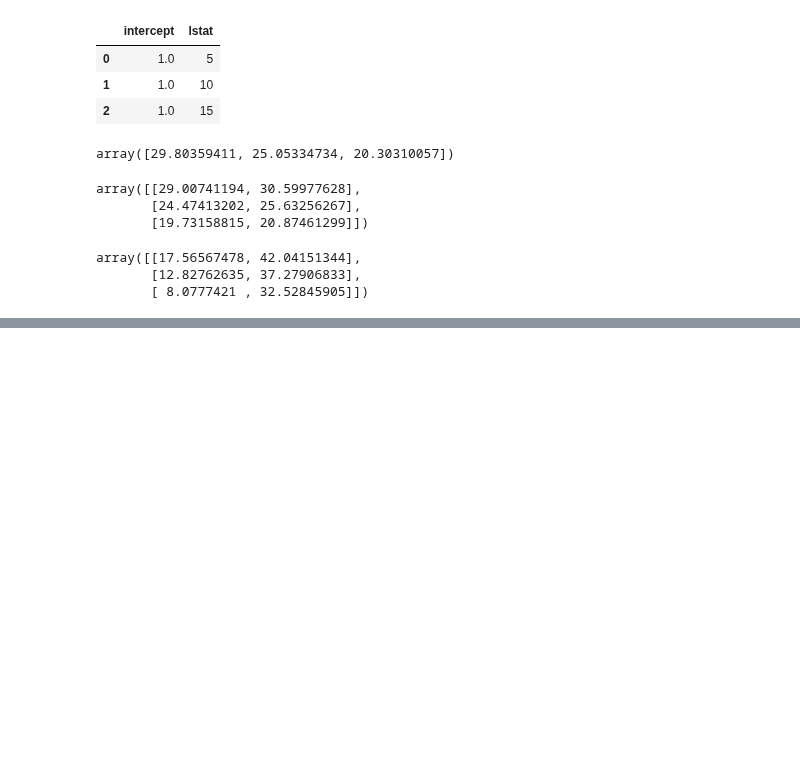
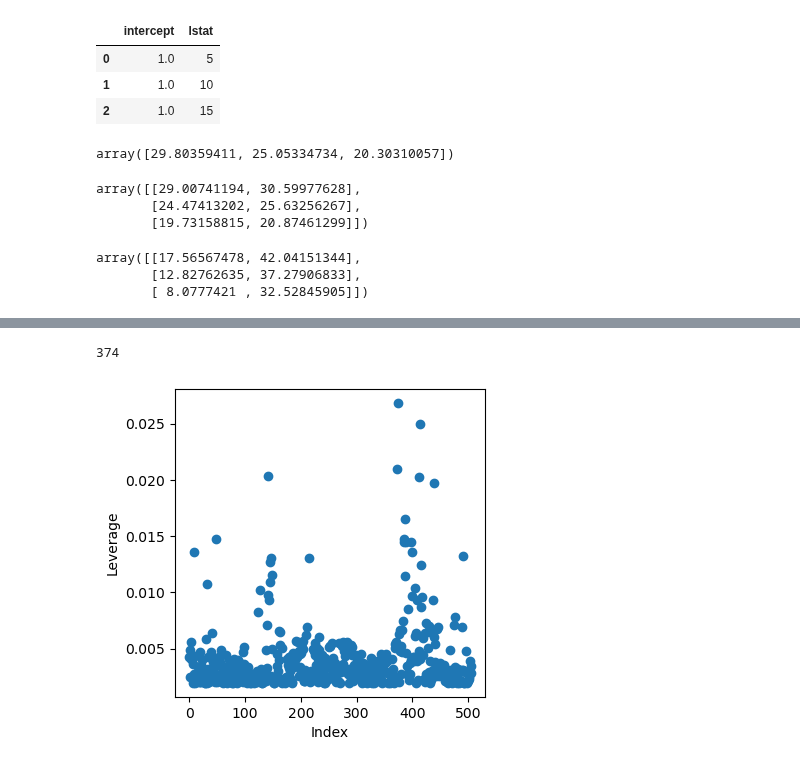
Before and after one commit to Datavizcowboy/PythonDatavizToolbox, a Jupyter notebook: Notebooks/07-Data_Analysis/3p6p2_Simple_Linear_Regression_Statsmodels_Fit_and_Transform.ipynb, the cells around one changed output, grey strips where cells are left out. Saved outputs shown, nothing was run; the diff lists cells and outputs as text; code cells hidden in the pictures; blank space fills up the shorter version.

```diff
--- a/Notebooks/07-Data_Analysis/3p6p2_Simple_Linear_Regression_Statsmodels_Fit_and_Transform.ipynb
+++ b/Notebooks/07-Data_Analysis/3p6p2_Simple_Linear_Regression_Statsmodels_Fit_and_Transform.ipynb
@@ -154,0 +177,10 @@ array([[17.56567478, 42.04151344],
+# %%
+infl = results.get_influence()
+fig, ax = pl.subplots(figsize=(4, 4))
+ax.scatter(np.arange(X.shape[0]),infl.hat_matrix_diag)
+ax.set_xlabel('Index')
+ax.set_ylabel('Leverage')
+np.argmax(infl.hat_matrix_diag)
+# %% [output]
+374
+[figure, added]
```
Also changed, not shown: parts of 5 cells of this notebook.
